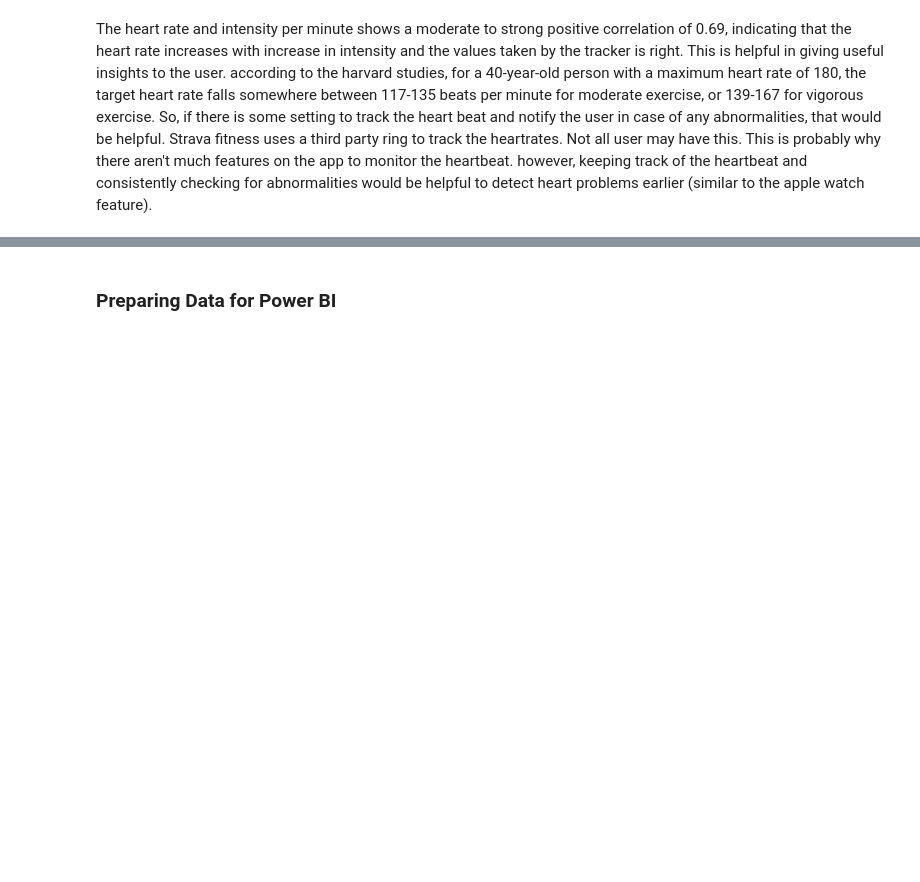
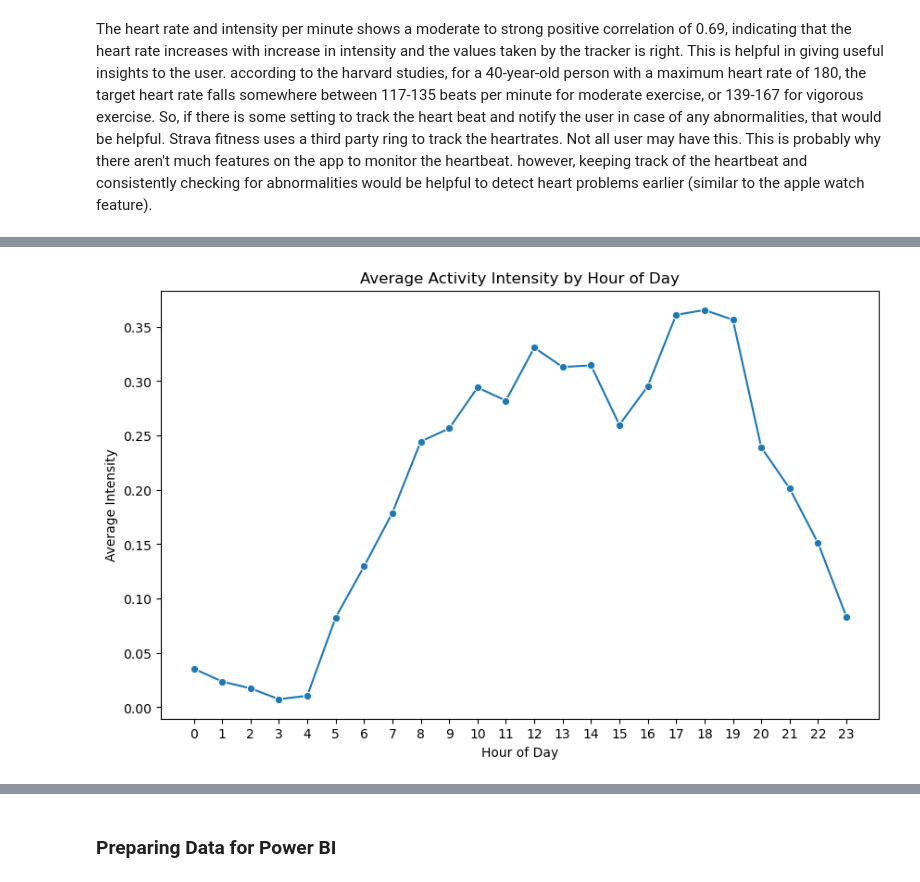
Before and after one commit to aswathy2410/Fitness-App-Data-Analysis-Case-Study-Using-Power-BI-SQL-and-Python, a Jupyter notebook: StravaPythonAnalysis_Aswathy.ipynb, the cells around one changed output, grey strips where cells are left out. Saved outputs shown, nothing was run; the diff lists cells and outputs as text; code cells hidden in the pictures; blank space fills up the shorter version.

```diff
--- a/StravaPythonAnalysis_Aswathy.ipynb
+++ b/StravaPythonAnalysis_Aswathy.ipynb
@@ -267,0 +312,14 @@ The heart rate and intensity per minute shows a moderate to strong positive corr
+# %%
+
+df_hourlyintensities['ActivityHour'] = pd.to_datetime(df_hourlyintensities['ActivityHour'])
+df_hourlyintensities['Hour'] = df_hourlyintensities['ActivityHour'].dt.hour
+hourly_avg_intensity = df_hourlyintensities.groupby('Hour')['AverageIntensity'].mean().reset_index()
+plt.figure(figsize=(10,6))
+sns.lineplot(x='Hour', y='AverageIntensity', data=hourly_avg_intensity, marker='o')
+plt.xlabel('Hour of Day')
+plt.ylabel('Average Intensity')
+plt.title('Average Activity Intensity by Hour of Day')
+plt.xticks(range(0,24))
+plt.show()
+# %% [output]
+[figure, added]
```
Also changed, not shown: parts of 9 cells of this notebook, 1 other file.
